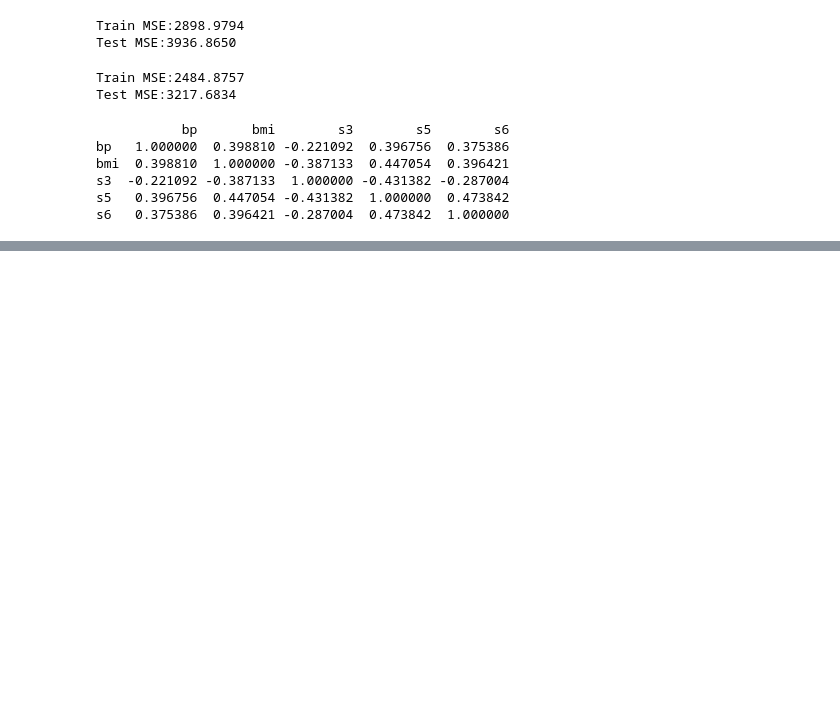
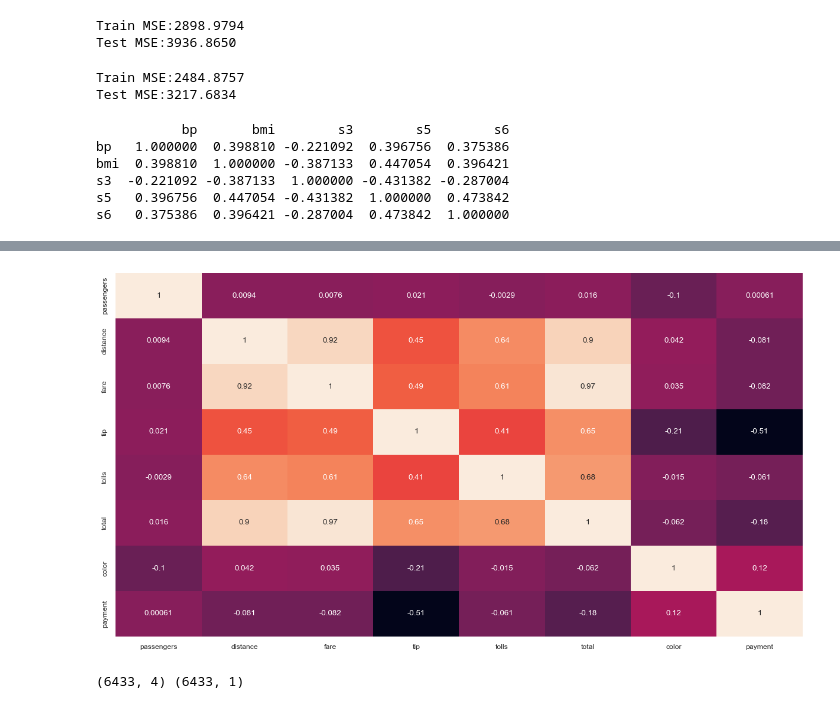
Before and after one commit to jihun5/it_jupyter, a Jupyter notebook: pr1.ipynb, the cells around one changed output, grey strips where cells are left out. Saved outputs shown, nothing was run; the diff lists cells and outputs as text; code cells hidden in the pictures; blank space fills up the shorter version.

```diff
--- a/pr1.ipynb
+++ b/pr1.ipynb
@@ -268,3 +268,12 @@ bmi  0.398810  1.000000 -0.387133  0.447054  0.396421
 s3  -0.221092 -0.387133  1.000000 -0.431382 -0.287004
 s5   0.396756  0.447054 -0.431382  1.000000  0.473842
 s6   0.375386  0.396421 -0.287004  0.473842  1.000000
+# %%
+import pandas as pd
+import seaborn as sns
+import pandas as pd
+import numpy as np
+import matplotlib.pyplot as plt
+import seaborn as sns
+df = sns.load_dataset('taxis')
+df
@@ -270,0 +314,3 @@ s6   0.375386  0.396421 -0.287004  0.473842  1.000000
+# %%
+df = df.drop(['pickup', 'dropoff','pickup_zone', 'dropoff_zone', 'pickup_borough', 'dropoff_borough'], axis=1)
+df
@@ -270,0 +331,3 @@ s6   0.375386  0.396421 -0.287004  0.473842  1.000000
+# %%
+df['payment'] = df['payment'].apply(lambda x : 1 if x == 'credit card' else 2)
+df['color'] = df['color'].apply(lambda x : 1 if x == 'yellow' else 2)
@@ -270,0 +352,14 @@ s6   0.375386  0.396421 -0.287004  0.473842  1.000000
+# %%
+plt.figure(figsize=(15,8))
+sns.set(font_scale=0.8)
+sns.heatmap(df.corr(), annot=True, cbar=False);
+plt.show()
+# %% [output]
+[figure, added]
+# %%
+# tolls, tip, fare, distance
+x_train = df[['tolls', 'tip', 'fare', 'distance']]
+y_train = df[['total']]
+print(x_train.shape, y_train.shape)
+# %% [output]
+(6433, 4) (6433, 1)
```
Also changed, not shown: parts of 13 cells of this notebook, 8 other files.
